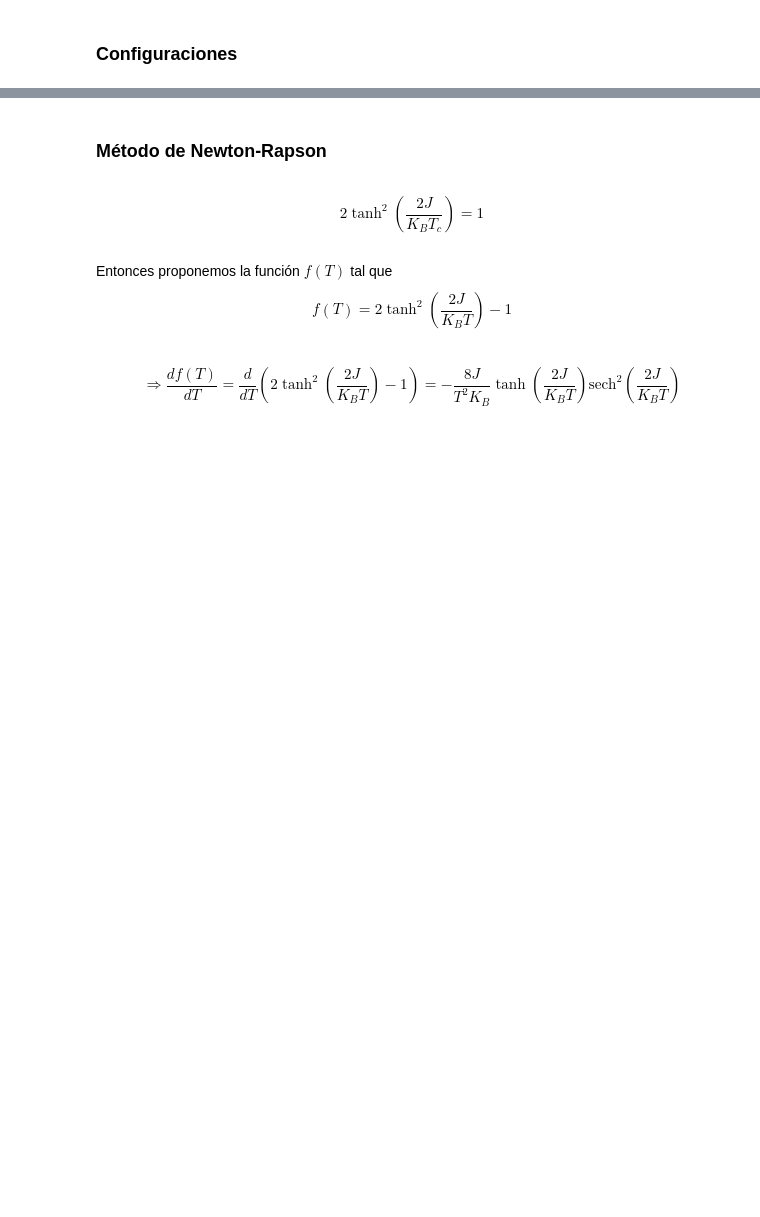
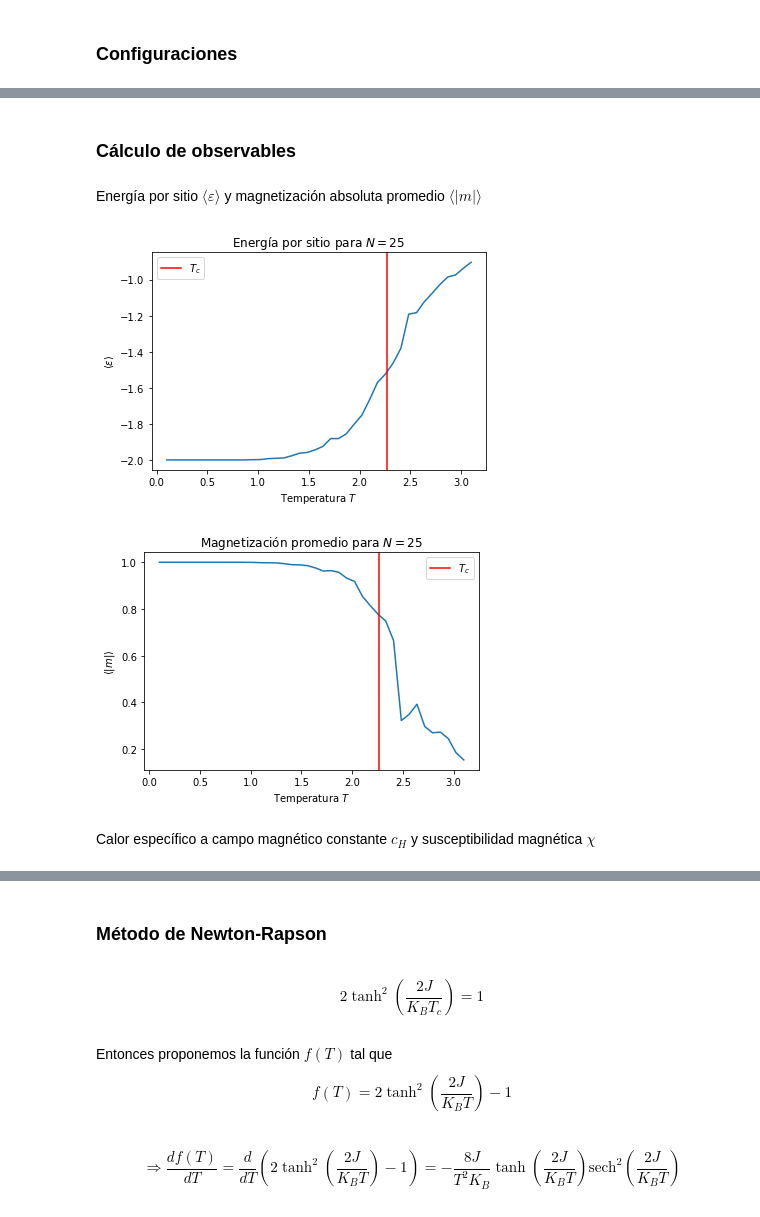
Before and after one commit to joshbrx/Proyectos, a Jupyter notebook: Modelo de Ising.ipynb, the cells around one changed output, grey strips where cells are left out. Cells and saved outputs as stored; diff of their text form; code cells hidden in the pictures; blank space fills up the shorter version.

```diff
--- a/Modelo de Ising.ipynb
+++ b/Modelo de Ising.ipynb
@@ -251,6 +258,32 @@ plt.show()
+# %% [markdown]
+### Cálculo de observables
+# %% [markdown]
+Energía por sitio $\langle \varepsilon \rangle$ y magnetización absoluta promedio $\langle |m|\rangle$
 # %%
 # N=5,   T=3, t=100
 # N=10,  T=3, t=1000
 # N=20,  T=3, t=6000
 # N=30,  T=3, t=20000
 # N=50,  T=3, t=50000
+# %%
+T = np.linspace(0.1, 3.1, num=40); k=10000; vueltas = 100000
+
+E = []; mags = []
+for t in range(len(T)):
+    config = evolucion(arriba,  T[t], vueltas, filtro=filtro1)
+    e, mag = observables(config, k, filtro=filtro1)
+    E.append(np.mean(e))
+    mags.append(np.mean(np.abs(mag)))
+# %%
+plt.plot(T, E); plt.title(r"$T$ vs $\langle \varepsilon\rangle$"); plt.axvline(x=1.1346*2, c="r", label = r"$T_c$")
+plt.title(r"Energía por sitio para $N=25$"); plt.ylabel(r"$\langle \varepsilon\rangle$"); plt.xlabel("Temperatura $T$")
+plt.legend(); plt.show();
+# plt.figure(figsize=(17,7))
+plt.plot(T, mags); plt.title(r"$T$ vs $\langle |m|\rangle$"); plt.axvline(x=1.1346*2, c="r", label = r"$T_c$")
+plt.title(r"Magnetización promedio para $N=25$"); plt.ylabel(r"$\langle |m|\rangle$"); plt.xlabel("Temperatura $T$")
+plt.legend(); plt.show();
+# %% [output]
+[figure, added]
+[figure, added]
+# %% [markdown]
+Calor específico a campo magnético constante $c_H$ y susceptibilidad magnética $\chi$
```
Also changed, not shown: parts of 21 cells of this notebook.
